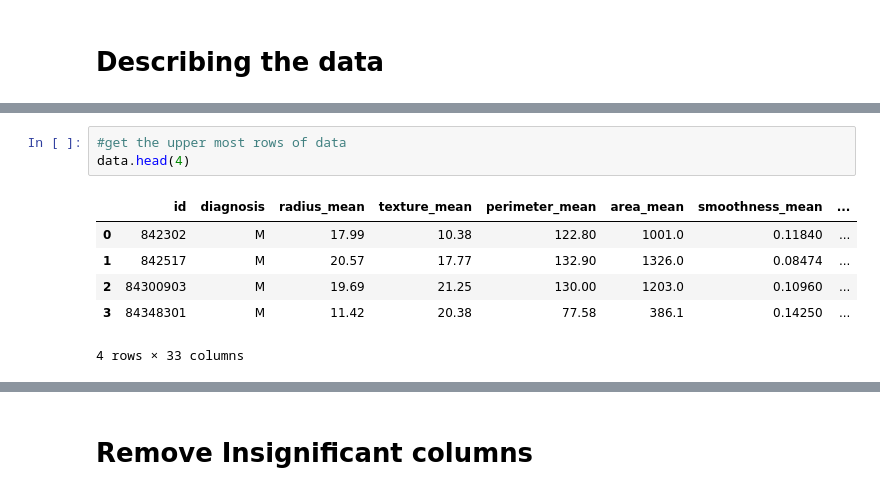
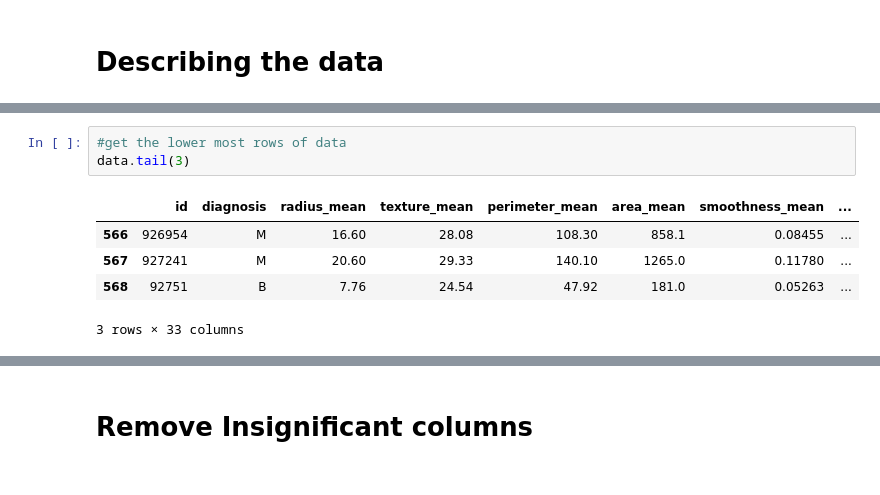
Before and after one commit to Ritikpanwar/ML-Classifier, a Jupyter notebook: Assignment/BreastCancer.ipynb, the cells around one changed output, grey strips where cells are left out. Cells and saved outputs as stored; diff of their text form.

```diff
--- a/Assignment/BreastCancer.ipynb
+++ b/Assignment/BreastCancer.ipynb
@@ -43,10 +74,9 @@ data.describe()
 # %%
-#get the upper most rows of data
-data.head(4)
+#get the lower most rows of data
+data.tail(3)
 # %% [output]
 |  | id | diagnosis | radius_mean | texture_mean | perimeter_mean | area_mean | smoothness_mean | ... |
-| 0 | 842302 | M | 17.99 | 10.38 | 122.80 | 1001.0 | 0.11840 | ... |
-| 1 | 842517 | M | 20.57 | 17.77 | 132.90 | 1326.0 | 0.08474 | ... |
-| 2 | 84300903 | M | 19.69 | 21.25 | 130.00 | 1203.0 | 0.10960 | ... |
-| 3 | 84348301 | M | 11.42 | 20.38 | 77.58 | 386.1 | 0.14250 | ... |
+| 566 | 926954 | M | 16.60 | 28.08 | 108.30 | 858.1 | 0.08455 | ... |
+| 567 | 927241 | M | 20.60 | 29.33 | 140.10 | 1265.0 | 0.11780 | ... |
+| 568 | 92751 | B | 7.76 | 24.54 | 47.92 | 181.0 | 0.05263 | ... |
-4 rows × 33 columns
+3 rows × 33 columns
```
Also changed, not shown: parts of 20 cells of this notebook.
